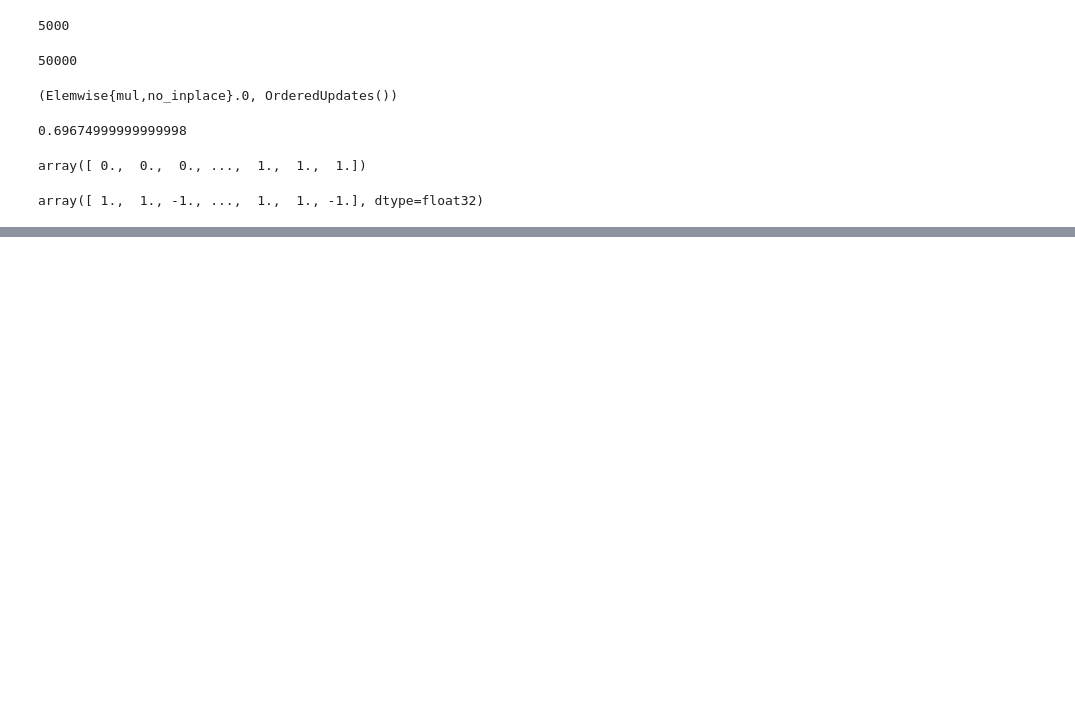
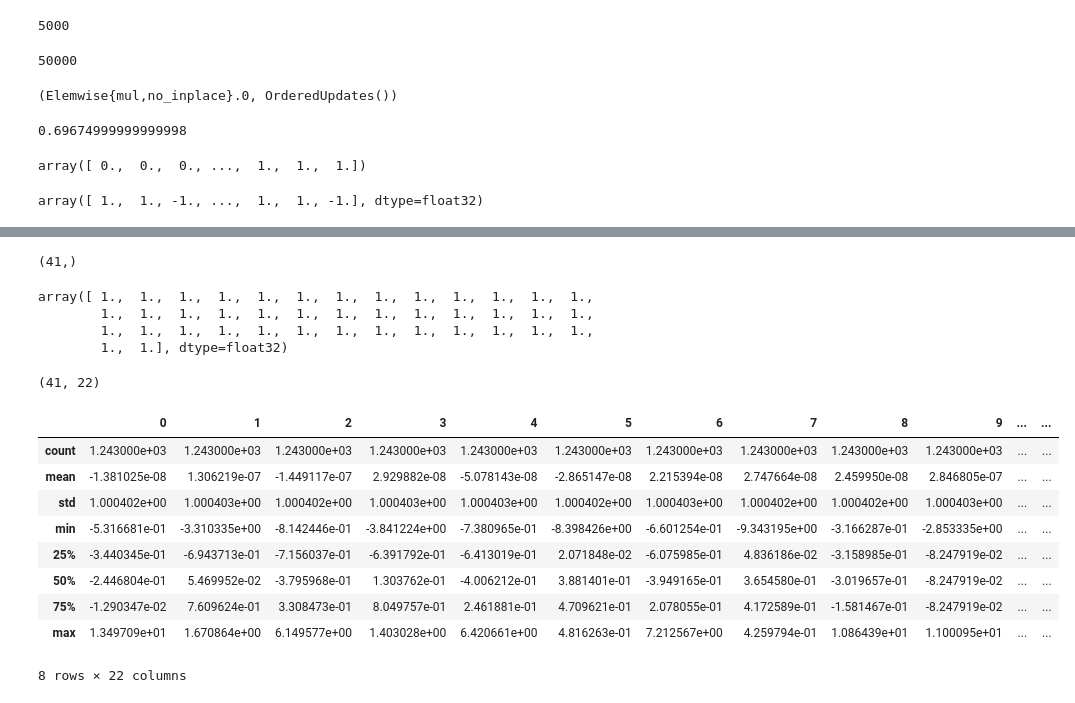
Before and after one commit to ernestyalumni/MLgrabbag, a Jupyter notebook: SVM_theano.ipynb, the cells around one changed output, grey strips where cells are left out. Cells and saved outputs as stored; diff of their text form; code cells hidden in the pictures; blank space fills up the shorter version.

```diff
--- a/SVM_theano.ipynb
+++ b/SVM_theano.ipynb
@@ -941,0 +1047,3 @@ array([ 1.,  1., -1., ...,  1.,  1., -1.], dtype=float32)
+# %%
+scaler = StandardScaler()
+train_3_X_scaled = scaler.fit_transform(train_3_X)
@@ -941,0 +1118,27 @@ array([ 1.,  1., -1., ...,  1.,  1., -1.], dtype=float32)
+# %%
+print(test_3_y.shape)
+test_3_y
+# %% [output]
+(41,)
+array([ 1.,  1.,  1.,  1.,  1.,  1.,  1.,  1.,  1.,  1.,  1.,  1.,  1.,
+        1.,  1.,  1.,  1.,  1.,  1.,  1.,  1.,  1.,  1.,  1.,  1.,  1.,
+        1.,  1.,  1.,  1.,  1.,  1.,  1.,  1.,  1.,  1.,  1.,  1.,  1.,
+        1.,  1.], dtype=float32)
+# %%
+print(test_3_X.shape)
+test_3_X_scaled = scaler.transform( test_3_X)
+# %% [output]
+(41, 22)
+# %%
+pd.DataFrame( train_3_X_scaled).describe()
+# %% [output]
+|  | 0 | 1 | 2 | 3 | 4 | 5 | 6 | 7 | 8 | 9 | ... | ... |
+| count | 1.243000e+03 | 1.243000e+03 | 1.243000e+03 | 1.243000e+03 | 1.243000e+03 | 1.243000e+03 | 1.243000e+03 | 1.243000e+03 | 1.243000e+03 | 1.243000e+03 | ... | ... |
+| mean | -1.381025e-08 | 1.306219e-07 | -1.449117e-07 | 2.929882e-08 | -5.078143e-08 | -2.865147e-08 | 2.215394e-08 | 2.747664e-08 | 2.459950e-08 | 2.846805e-07 | ... | ... |
+| std | 1.000402e+00 | 1.000403e+00 | 1.000402e+00 | 1.000403e+00 | 1.000403e+00 | 1.000402e+00 | 1.000403e+00 | 1.000402e+00 | 1.000402e+00 | 1.000403e+00 | ... | ... |
+| min | -5.316681e-01 | -3.310335e+00 | -8.142446e-01 | -3.841224e+00 | -7.380965e-01 | -8.398426e+00 | -6.601254e-01 | -9.343195e+00 | -3.166287e-01 | -2.853335e+00 | ... | ... |
+| 25% | -3.440345e-01 | -6.943713e-01 | -7.156037e-01 | -6.391792e-01 | -6.413019e-01 | 2.071848e-02 | -6.075985e-01 | 4.836186e-02 | -3.158985e-01 | -8.247919e-02 | ... | ... |
+| 50% | -2.446804e-01 | 5.469952e-02 | -3.795968e-01 | 1.303762e-01 | -4.006212e-01 | 3.881401e-01 | -3.949165e-01 | 3.654580e-01 | -3.019657e-01 | -8.247919e-02 | ... | ... |
+| 75% | -1.290347e-02 | 7.609624e-01 | 3.308473e-01 | 8.049757e-01 | 2.461881e-01 | 4.709621e-01 | 2.078055e-01 | 4.172589e-01 | -1.581467e-01 | -8.247919e-02 | ... | ... |
+| max | 1.349709e+01 | 1.670864e+00 | 6.149577e+00 | 1.403028e+00 | 6.420661e+00 | 4.816263e-01 | 7.212567e+00 | 4.259794e-01 | 1.086439e+01 | 1.100095e+01 | ... | ... |
+8 rows × 22 columns
```
Also changed, not shown: parts of 39 cells of this notebook, 4 other files.
